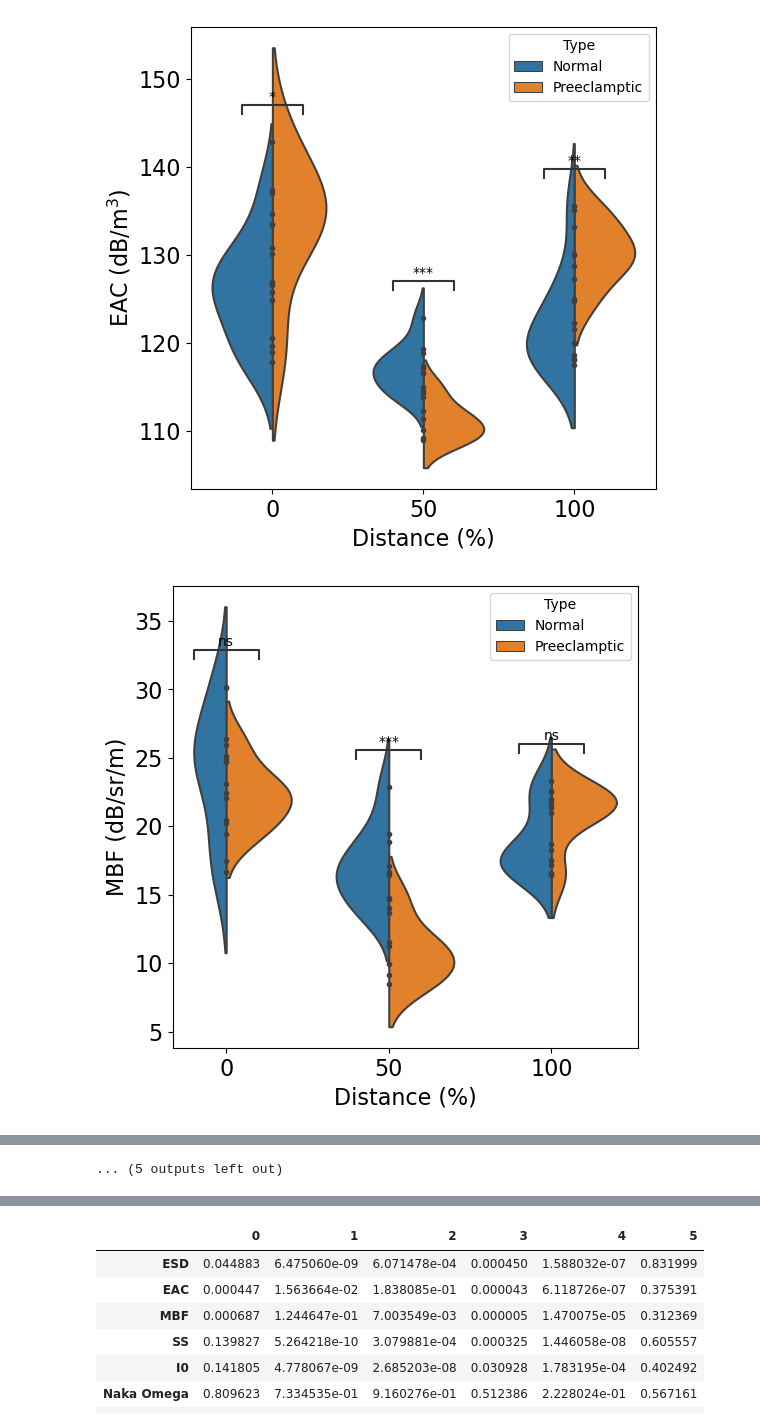
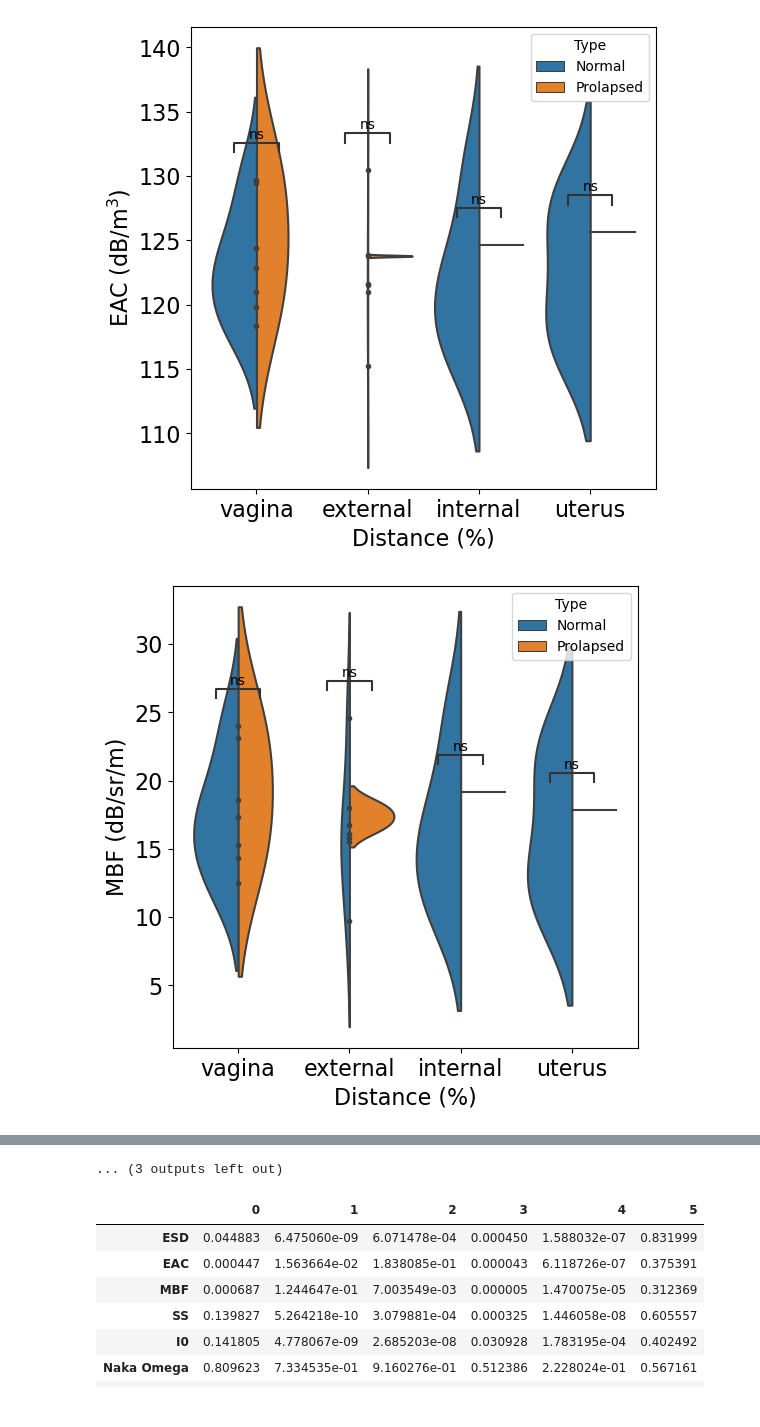
Before and after one commit to bfilab/Repro_QUS, a Jupyter notebook: Python_Scripts/repro_qus_organs.ipynb, the cells around one changed output, grey strips where cells are left out. Saved outputs shown, nothing was run; the diff lists cells and outputs as text; code cells hidden in the pictures.

```diff
--- a/Python_Scripts/repro_qus_organs.ipynb
+++ b/Python_Scripts/repro_qus_organs.ipynb
@@ -38,7 +38,7 @@ key_data = pd.read_csv(key_fid)
 
 # Rename the columns using abbreviations for the parameter names
 new_names = {'HKStructureParam':'HK k','HKScattererClusteringParam':'HK alpha','NakShapeParam':'Naka m','NakScaleFactor':'Naka Omega',
-             'SpectralSlope':'SS','Intercept':'I0','MidbandFit':'MBF','EffectiveScatterersIZE':'ESD','AcousticConcentration':'EAC'}
+             'SpectralSlope':'SS','Intercept':'I0','MidbandFit':'MBF','EffectiveScattererSize':'ESD','AcousticConcentration':'EAC'}
 
 all_data.rename(new_names,axis=1,inplace=True)
 
@@ -98,8 +98,18 @@ rp = list(tuple(ti/256 for ti in t) for t in rp)
 ids = key_data.ID
 
 for i in ids:
-    i
+    i_str = 'M' + str(i)
+    g = key_data[key_data['ID'] == i]['Grade'].values
+    print(g)
 
+    if g > 0:
+        all_data.loc[all_data['ID'] == i_str,'Type'] = 'Prolapsed'
+    else:
+        all_data.loc[all_data['ID'] == i_str,'Type'] = 'Normal'
+
+in_data = all_data.groupby(['ID','Organ','Type'],as_index = False).mean()
+
+in_data
 
 #in_data
 # %% [output]
@@ -109,7 +150,7 @@ KeyError: 'ESD'
 #corr_data
 # %%
 #Calculate signficance between Preeclamptic and Normal groups at each distance
-all_dist = np.linspace(0,100,3,endpoint = True, dtype = int)
-all_types = ["Normal","Preeclamptic"]
+all_dist = ["vagina","external","internal","uterus"]
+all_types = ["Normal","Prolapsed"]
 print(all_dist)
 # %% [output]
@@ -117,20 +158,16 @@ print(all_dist)
 # %%
-
-
-
-
 p_mat = np.zeros((len(qus_params),len(all_dist)))
 diff_mat = np.zeros(p_mat.shape)
 
 for d_idx, dist in enumerate(all_dist):
-    dist = str(round(dist,1))
-    #print(dist)
-    sub_df = in_data[in_data['Distance'] == dist]
+    #dist = str(round(dist,1))
+    #print(in_data['ESD'])
+    sub_df = in_data[in_data['Organ'] == dist]
     #print(sub_df)
 
     for q_idx, param in enumerate(qus_params):
         var_c = sub_df[sub_df['Type'] == 'Normal'][param]
-        var_r = sub_df[sub_df['Type'] == 'Preeclamptic'][param]
+        var_r = sub_df[sub_df['Type'] == 'Prolapsed'][param]
 
         #print(var_c)
         #print(var_r)
@@ -166,8 +203,7 @@ comp_pairs = [None]*len(all_dist)
 print(comp_pairs)
 
 for d_idx, dist in enumerate(all_dist):
-    dist = str(round(dist,1))
-    comp_pairs[d_idx] = [(dist,'Normal'),(dist,'Preeclamptic')]
+    comp_pairs[d_idx] = [(dist,'Normal'),(dist,'Prolapsed')]
 
 print(comp_pairs)
 # %% [output]
@@ -185,8 +221,8 @@ for q_idx, q_param in enumerate(qus_params):
     this_fig, this_ax = plt.subplots(1,1,figsize=(6,6))
 
 
-    hue_plot_params = {'data':in_data,'x':'Distance', 'order':all_dist.astype(str), 'y': q_param,'hue':'Type','hue_order':all_types}
-    violin_plot_params = {'data':in_data,'x':'Distance', 'order':all_dist.astype(str), 'y': q_param,'hue':'Type','hue_order':all_types,'inner':'point','split':True}
+    hue_plot_params = {'data':in_data,'x':'Organ', 'order':all_dist, 'y': q_param,'hue':'Type','hue_order':all_types}
+    violin_plot_params = {'data':in_data,'x':'Organ', 'order':all_dist, 'y': q_param,'hue':'Type','hue_order':all_types,'inner':'point','split':True}
     #hue_scatter = {'data':placenta_avg,'x':'Distance','y': q_param, 'hue':'Type','hue_order':['Normal','Preeclamptic'],'style':'ID'}
 
     #sns.scatterplot(ax=this_ax,**hue_scatter)
@@ -297,2 +324,2 @@ p-value annotation legend:
-[figure, old version]
+[figure, new version]
-[figure, old version]
+[figure, new version]
@@ -300 +326,0 @@ p-value annotation legend:
-... (5 outputs left out)
@@ -301,3 +329,4 @@ p-value annotation legend:
+... (3 outputs left out)
 # %%
 p_mat_d = np.zeros((len(qus_params),6))
 diff_mat = np.zeros(p_mat_d.shape)
```
Also changed, not shown: parts of 5 cells of this notebook, 4 other files.
